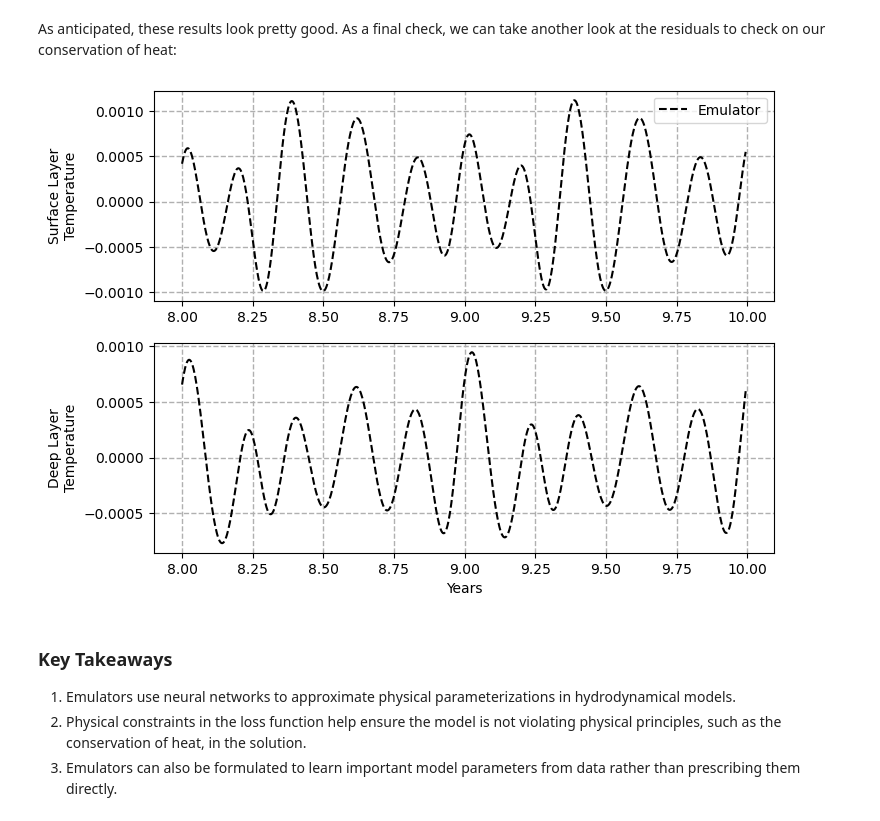
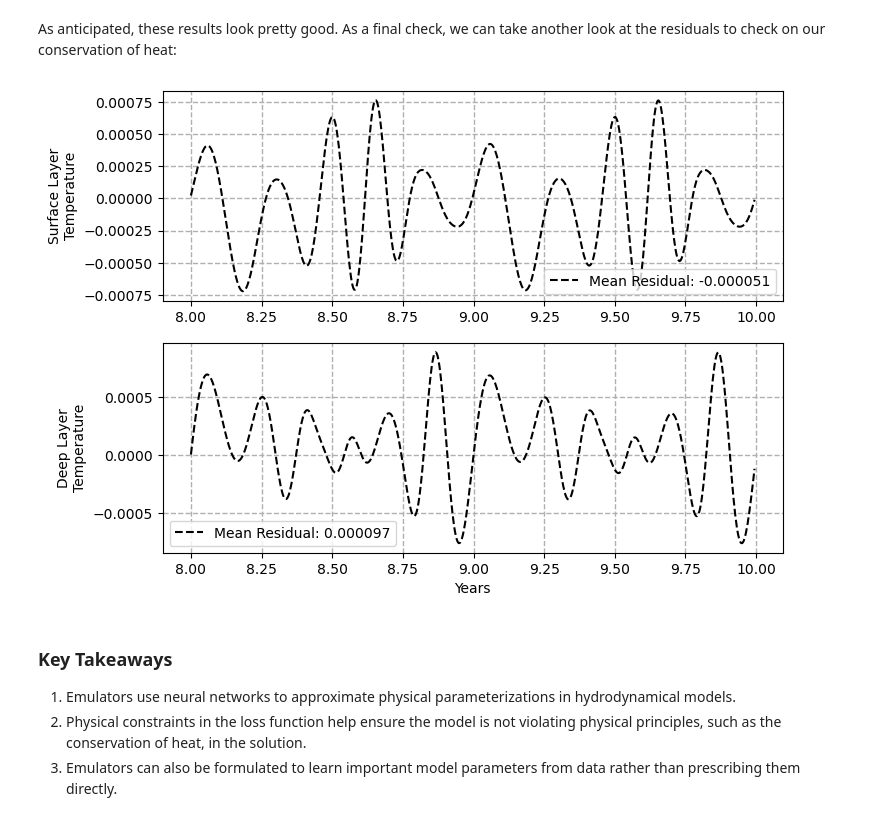
Before and after one commit to ProfMikeWood/machine_learning_book, a Jupyter notebook: neural_networks/emulators_and_pinns.ipynb, the cells around one changed output. Cells and saved outputs as stored; diff of their text form; code cells hidden in the pictures.

Commit message:
small fix in emulator notebook

```diff
--- a/neural_networks/emulators_and_pinns.ipynb
+++ b/neural_networks/emulators_and_pinns.ipynb
@@ -652,30 +653,33 @@ As anticipated, these results look pretty good. As a final check, we can take an
 dTs_emul = Ts_emul[1:] - Ts_emul[:-1]
 dTd_emul = Td_emul[1:] - Td_emul[:-1]
 
-forcing_test = (T_air[split:split + n_test] - Ts[split:split + n_test]) / tau_s
-exchange_test = gamma_true * (Ts[split:split + n_test] - Td[split:split + n_test])
+forcing_test = (T_air[split:split + n_test+1] - Ts_emul) / tau_s
+exchange_test = gamma_true * (Ts_emul - Td_emul)
 
-surface_residual_test = dTs_emul - (forcing_test - exchange_test)
-deep_residual_test = dTd_emul - exchange_test
+surface_residual_test = dTs_emul - (forcing_test[:-1] - exchange_test[:-1])
+deep_residual_test = dTd_emul - exchange_test[:-1]
 # %%
 time_test = 8+np.arange(n_test+1)/365
 
 plt.figure(figsize=(8,6))
 
 plt.subplot(2,1,1)
-plt.plot(time_test[:-1], surface_residual_test, "k--", label='Emulator')
-plt.legend(ncols=2)
+plt.plot(time_test[:-1], surface_residual_test, "k--",
+         label='Mean Residual: '+'{:.6f}'.format(np.mean(surface_residual_test)))
+plt.legend()
 plt.ylabel('Surface Layer\nTemperature')
 plt.grid(linestyle='--', linewidth=1)
 
 plt.subplot(2,1,2)
-plt.plot(time_test[:-1], deep_residual_test, "k--")
+plt.plot(time_test[:-1], deep_residual_test, "k--",
+         label='Mean Residual: '+'{:.6f}'.format(np.mean(deep_residual_test)))
 plt.ylabel('Deep Layer\nTemperature')
 plt.grid(linestyle='--', linewidth=1)
+plt.legend()
 plt.xlabel('Years')
 plt.show()
 # %% [output]
-[figure, old version]
+[figure, new version]
 # %% [markdown]
 ### Key Takeaways
 
```
Also changed, not shown: parts of 10 cells of this notebook.
